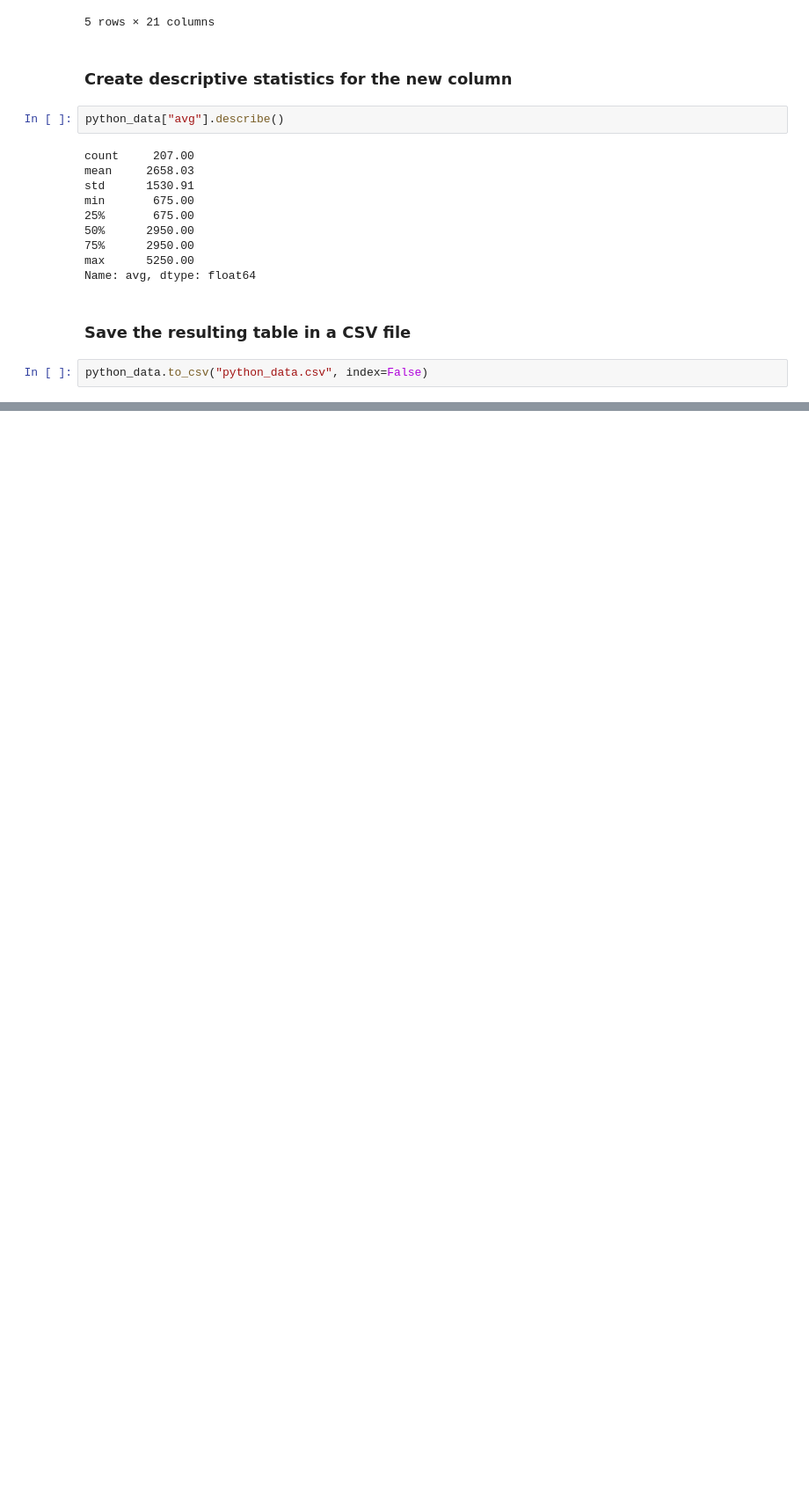
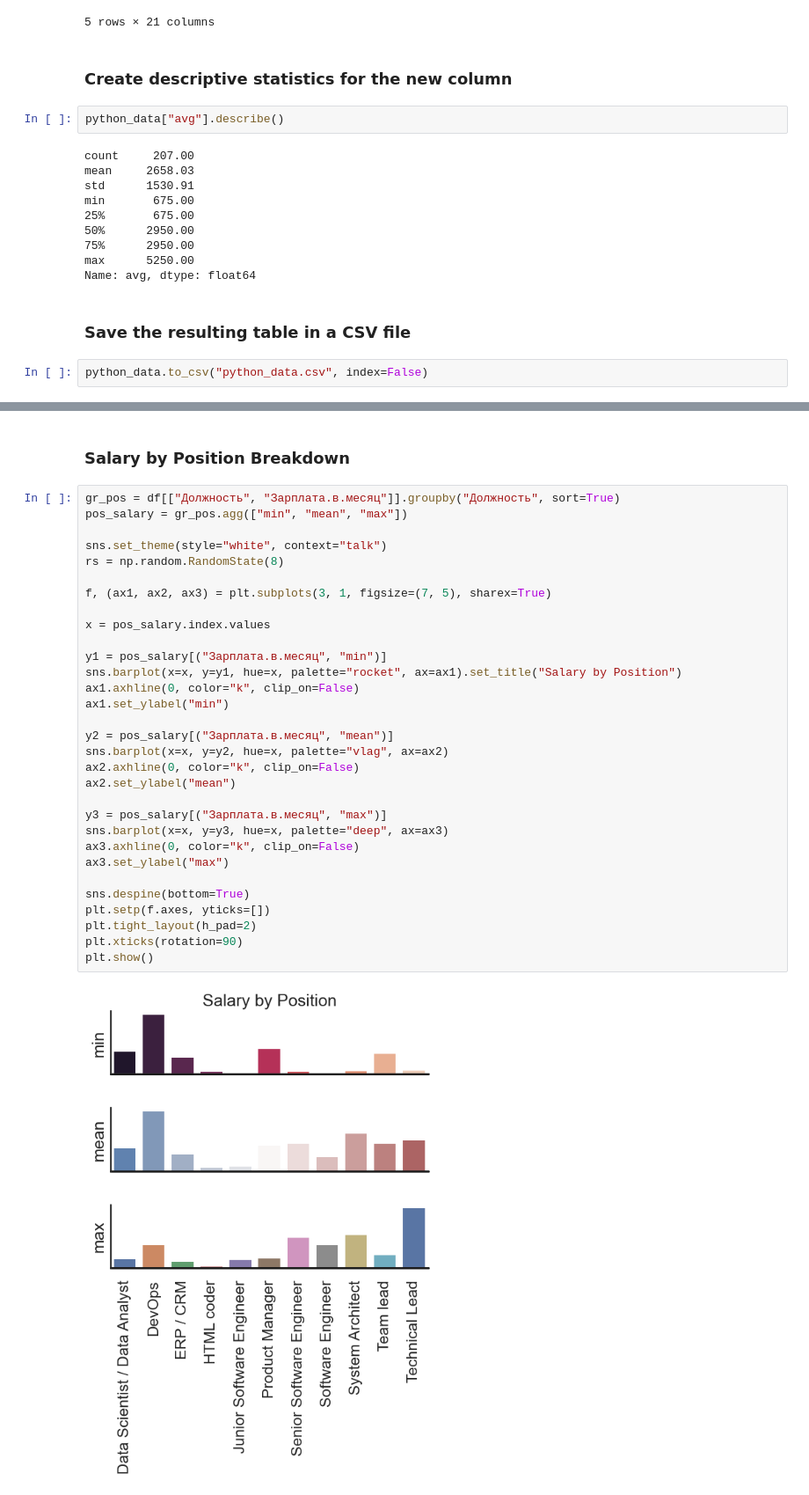
Before and after one commit to Matajur/Python-Data, a Jupyter notebook: homework_02/Hw2.2.ipynb, the cells around one changed output, grey strips where cells are left out. Shown at 88% size. Drawn from its saved outputs; the diff is of its cells as text; blank space fills up the shorter version.

```diff
--- a/homework_02/Hw2.2.ipynb
+++ b/homework_02/Hw2.2.ipynb
@@ -237,0 +318,35 @@ python_data.to_csv("python_data.csv", index=False)
+# %% [markdown]
+### Salary by Position Breakdown
+# %%
+gr_pos = df[["Должность", "Зарплата.в.месяц"]].groupby("Должность", sort=True)
+pos_salary = gr_pos.agg(["min", "mean", "max"])
+
+sns.set_theme(style="white", context="talk")
+rs = np.random.RandomState(8)
+
+f, (ax1, ax2, ax3) = plt.subplots(3, 1, figsize=(7, 5), sharex=True)
+
+x = pos_salary.index.values
+
+y1 = pos_salary[("Зарплата.в.месяц", "min")]
+sns.barplot(x=x, y=y1, hue=x, palette="rocket", ax=ax1).set_title("Salary by Position")
+ax1.axhline(0, color="k", clip_on=False)
+ax1.set_ylabel("min")
+
+y2 = pos_salary[("Зарплата.в.месяц", "mean")]
+sns.barplot(x=x, y=y2, hue=x, palette="vlag", ax=ax2)
+ax2.axhline(0, color="k", clip_on=False)
+ax2.set_ylabel("mean")
+
+y3 = pos_salary[("Зарплата.в.месяц", "max")]
+sns.barplot(x=x, y=y3, hue=x, palette="deep", ax=ax3)
+ax3.axhline(0, color="k", clip_on=False)
+ax3.set_ylabel("max")
+
+sns.despine(bottom=True)
+plt.setp(f.axes, yticks=[])
+plt.tight_layout(h_pad=2)
+plt.xticks(rotation=90)
+plt.show()
+# %% [output]
+[figure, added]
```
Also changed, not shown: parts of 6 cells of this notebook, 3 other files.
